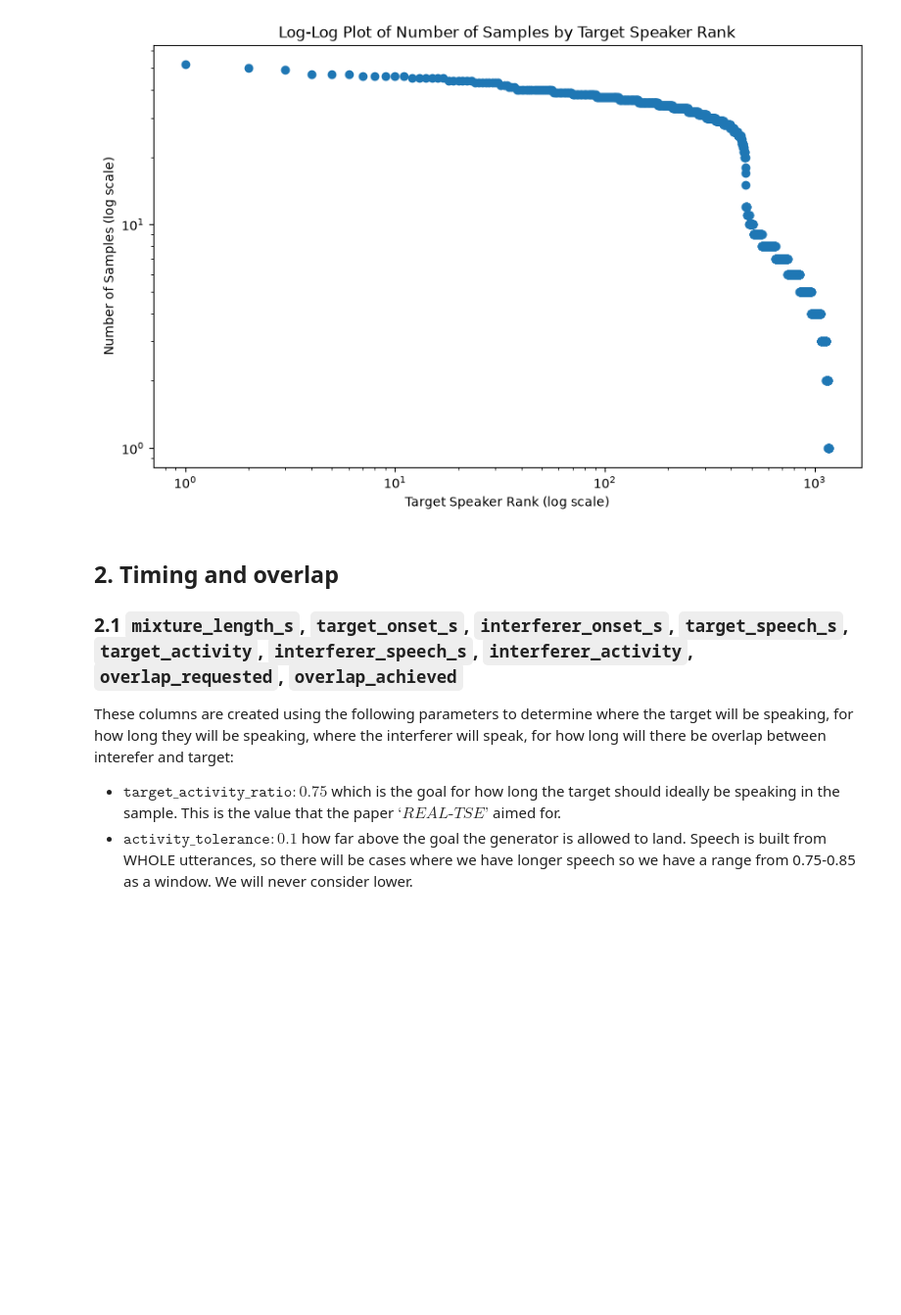
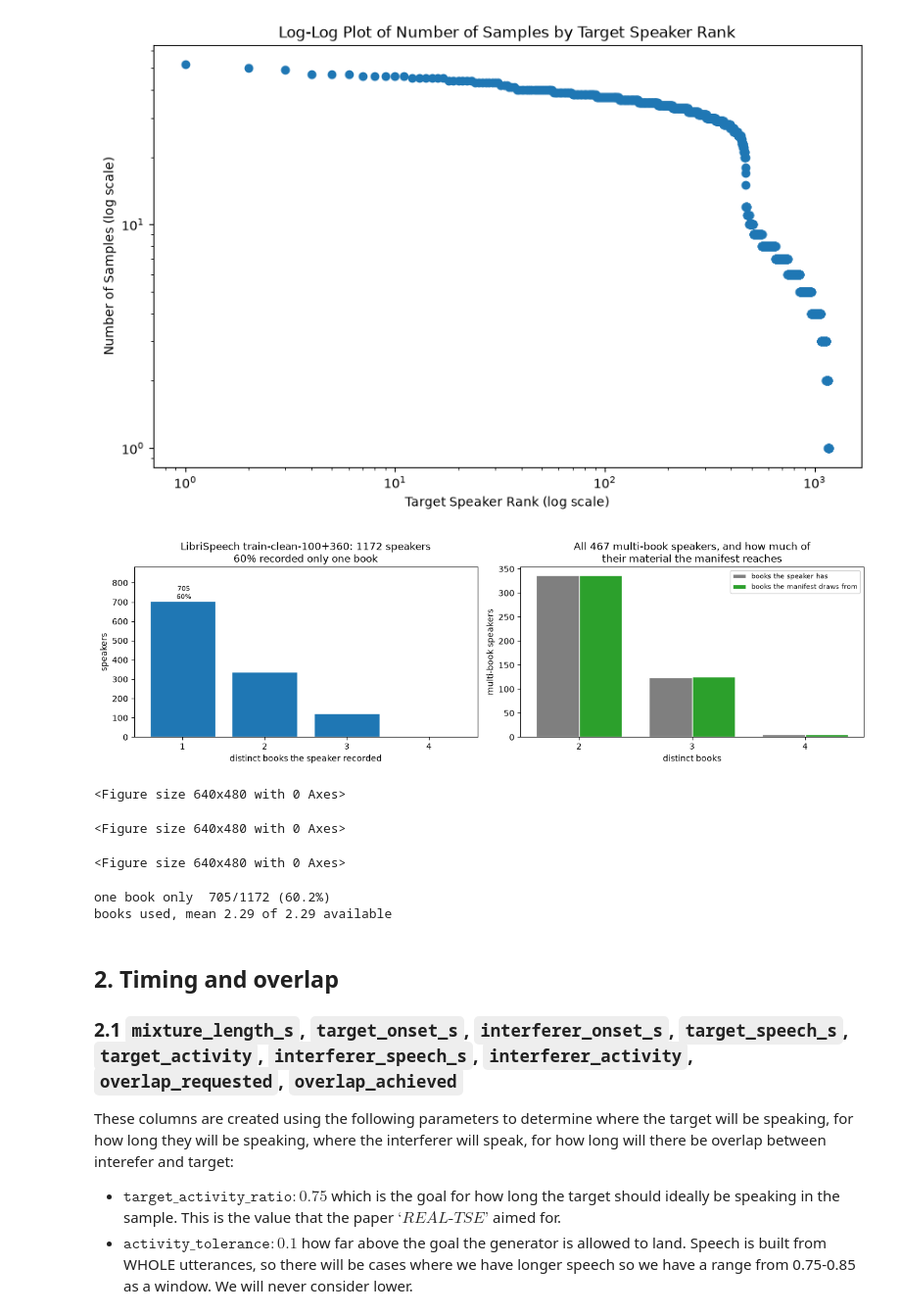
Before and after one commit to grantxxcoder/TargetSpeakerExtractor, a Jupyter notebook: src/exploratory/data_setup.ipynb, the cells around one changed output. Shown at 98% size. Saved outputs shown, nothing was run; the diff lists cells and outputs as text; code cells hidden in the pictures; blank space fills up the shorter version.

```diff
--- a/src/exploratory/data_setup.ipynb
+++ b/src/exploratory/data_setup.ipynb
@@ -225,6 +225,73 @@ plt.title('Log-Log Plot of Number of Samples by Target Speaker Rank')
 plt.show()
 # %% [output]
 [figure]
+# %%
+# check the book assignment for each speaker. The manifest should not draw from all books a speaker recorded, but only a subset of them. This is important for the target speaker extraction task, as it ensures that the model is tested on unseen books for each speaker.
+# LibriSpeech ships one row per chapter: chapter | speaker | minutes | subset |  ... | book
+present = D.df[D.df["target_absent"] == 0]
+ch = []
+for line in (ROOT / "data/librispeech/LibriSpeech/CHAPTERS.TXT").read_text(errors="replace").splitlines():
+    if line.lstrip().startswith(";") or not line.strip():
+        continue
+    f = [p.strip() for p in line.split("|")]
+    ch.append({"chapter": f[0], "speaker": f[1], "subset": f[3], "book": f[5]})
+
+ch = pd.DataFrame(ch)
+
+# only the subsets our splits were drawn from
+ours = ch[ch["subset"].isin(["train-clean-100", "train-clean-360"])]
+available = ours.groupby("speaker")["book"].nunique()
+
+# how many books a speaker actually gets used for, as the mixture source.
+# enrollment is excluded: B8 guarantees it is a different book, so counting it
+# would add exactly 1 to every speaker and hide the real spread.
+used = present.groupby("target_speaker")["target_chapter"].apply(
+lambda c: c.map(dict(zip(ch["chapter"], ch["book"]))).nunique())
+
+multi = available[available > 1].index
+used_multi = used[used.index.isin(multi)]
+
+fig, (ax1, ax2) = plt.subplots(1, 2, figsize=(13, 4))
+
+counts = available.value_counts().sort_index()
+ax1.bar(counts.index, counts.values, color="tab:blue", edgecolor="white")
+for x, v in counts.items():
+    ax1.text(x, v, f" {v}\n {v/len(available):.0%}", ha="center", va="bottom",
+    fontsize=8)
+    ax1.set_xlabel("distinct books the speaker recorded")
+    ax1.set_ylabel("speakers")
+    ax1.set_xticks(counts.index)
+    ax1.set_ylim(0, counts.max() * 1.25)
+    ax1.set_title(f"LibriSpeech train-clean-100+360: {len(available)} speakers\n"
+            f"{(available == 1).mean():.0%} recorded only one book")
+
+    avail_multi = available[multi]
+    w = 0.38
+    xs = sorted(set(avail_multi) | set(used_multi))
+    ax2.bar([x - w/2 for x in xs], [(avail_multi == k).sum() for k in xs], w,
+            color="tab:grey", edgecolor="white", label="books the speaker has")
+    ax2.bar([x + w/2 for x in xs], [(used_multi == k).sum() for k in xs], w,
+            color="tab:green", edgecolor="white", label="books the manifest draws from")
+    ax2.set_xlabel("distinct books")
+    ax2.set_ylabel("multi-book speakers")
+    ax2.set_xticks(xs)
+    ax2.set_title(f"All {len(multi)} multi-book speakers, and how much of\n"
+                f"their material the manifest reaches")
+    ax2.legend(fontsize=8)
+
+    plt.tight_layout()
+    plt.show()
+
+print(f"one book only  {(available==1).sum()}/{len(available)} "
+    f"({(available==1).mean():.1%})")
+print(f"books used, mean {used_multi.mean():.2f} of {avail_multi.mean():.2f} available")
+# %% [output]
+[figure, added]
+<Figure size 640x480 with 0 Axes>
+<Figure size 640x480 with 0 Axes>
+<Figure size 640x480 with 0 Axes>
+one book only  705/1172 (60.2%)
+books used, mean 2.29 of 2.29 available
 # %% [markdown]
 ## 2. Timing and overlap
 ### 2.1 `mixture_length_s`, `target_onset_s`, `interferer_onset_s`, `target_speech_s`, `target_activity`, `interferer_speech_s`, `interferer_activity`, `overlap_requested`, `overlap_achieved`
```
Also changed, not shown: parts of 30 cells of this notebook, 3 other files.
